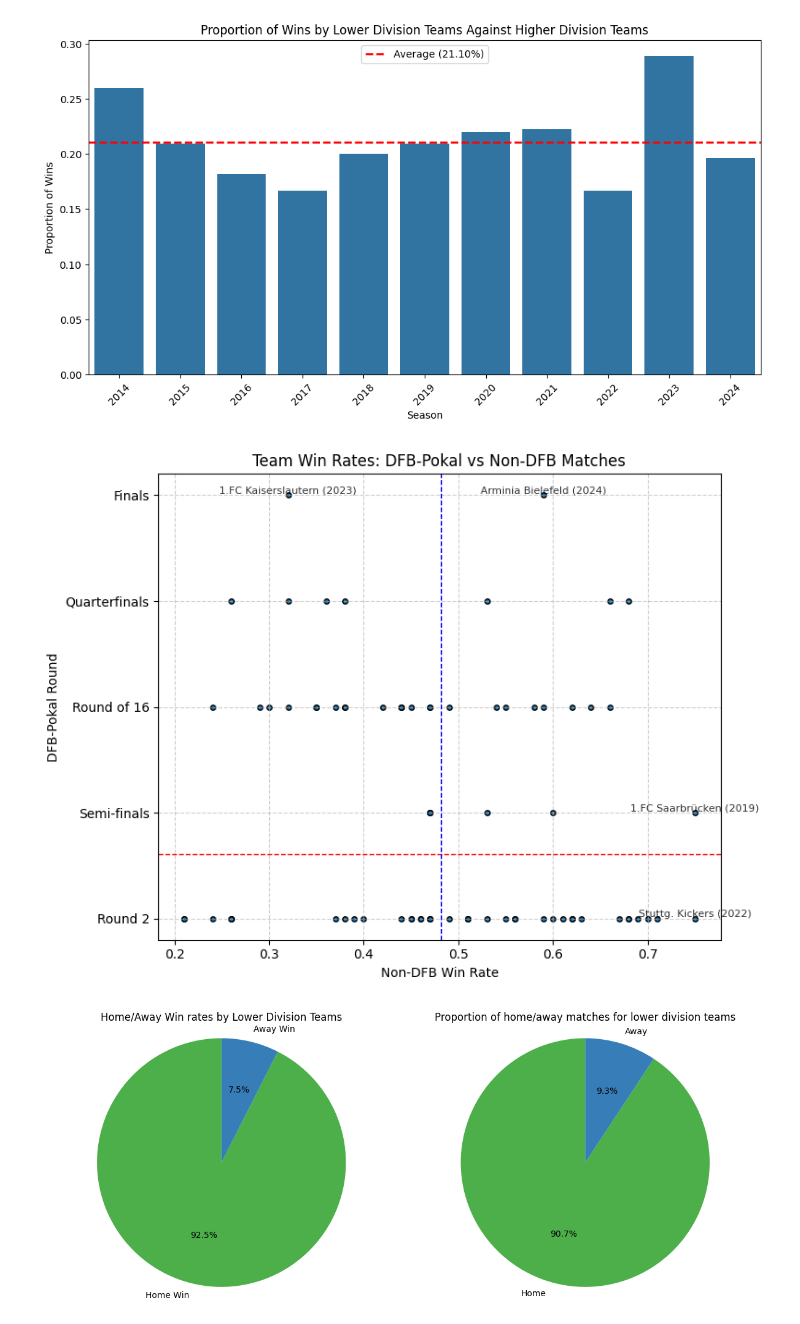
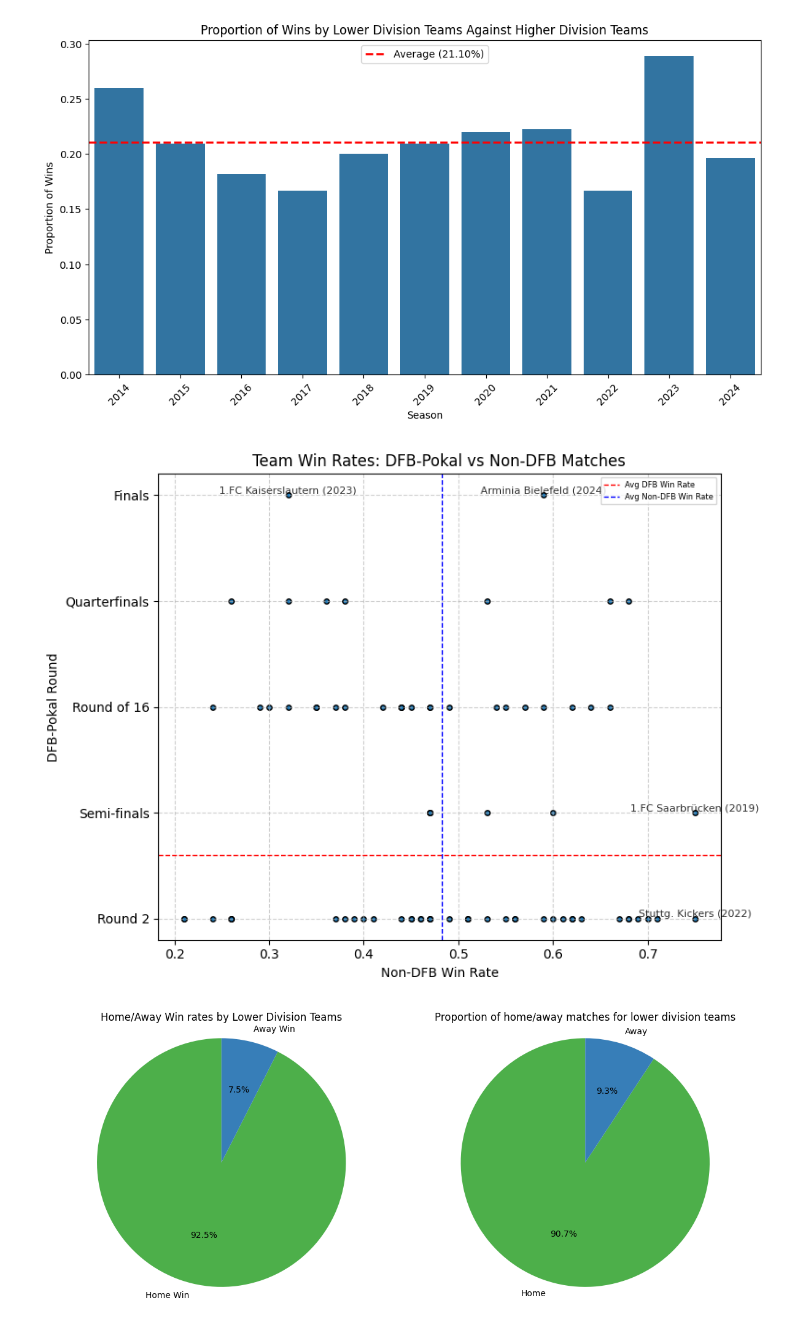
Before and after one commit to armin2080/DFB-Cup, a Jupyter notebook: notebook.ipynb, the cells around one changed output. Cells and saved outputs as stored; diff of their text form; code cells hidden in the pictures.

```diff
--- a/notebook.ipynb
+++ b/notebook.ipynb
@@ -645,11 +963,2 @@ df.head()
 # %% [markdown]
 #### General Analysis
-# %%
-dfb_matches = pd.read_csv('datasets/final_datasets/dfb_matches.csv')
-# Filter for matches where lower division teams win against higher division teams
-winning_cases = dfb_matches[
-    ((dfb_matches['home_division'] > dfb_matches['away_division']) & (dfb_matches['home_score'] > dfb_matches['away_score'])) |
-    ((dfb_matches['away_division'] > dfb_matches['home_division']) & (dfb_matches['away_score'] > dfb_matches['home_score']))
-]
-dfb_matches = dfb_matches.drop(columns=['match_link'])
-dfb_matches.head()
@@ -704,16 +1020,9 @@ plt.show()
 # %% [output]
 [figure]
 # %%
-matches = pd.read_csv('datasets/final_datasets/cleaned_matches.csv')
-dfb_matches = pd.read_csv('datasets/final_datasets/dfb_matches.csv')
-
-matches = matches.drop_duplicates(subset=['match_link'], keep='last')
-
-matches = matches.drop(columns=['match_link'])
-
-matches['datetime'] = pd.to_datetime(matches['datetime'], errors='coerce')
-
-matches = matches.sort_values(by='datetime', ascending=True).reset_index(drop=True)
+# Analyze win rates for lower division teams that upset higher division teams
+# Remove match_link column and ensure matches are sorted
+matches_clean = matches.drop(columns=['match_link'], errors='ignore')
 
 winning_rates = []
 
@@ -724,17 +1033,21 @@ for index, row in winning_cases.iterrows():
     else:
         winner_team = selected_match['away_team']
 
-    selected_schedule = matches[((matches['home_team'] == winner_team) | (matches['away_team'] == winner_team)) & (matches['season'] == selected_match['season'])].reset_index(drop=True)
+    selected_schedule = matches_clean[
+        ((matches_clean['home_team'] == winner_team) | (matches_clean['away_team'] == winner_team)) &
+        (matches_clean['season'] == selected_match['season'])
+    ].reset_index(drop=True)
+
     dfb_schedule = selected_schedule[selected_schedule['competition'] == 'DFB-Pokal'].reset_index(drop=True)
 
-    # Calculate win rate in dfb_schedule for the winner_team
+    # Calculate win rate in DFB-Pokal for the winner_team
     total_matches = dfb_schedule.shape[0]
     wins = ((dfb_schedule['home_team'] == winner_team) & (dfb_schedule['home_score'] > dfb_schedule['away_score'])) | \
         ((dfb_schedule['away_team'] == winner_team) & (dfb_schedule['away_score'] > dfb_schedule['home_score']))
     win_count = wins.sum()
     dfb_win_rate = win_count / total_matches if total_matches > 0 else 0
 
-    # Exclude DFB-Pokal matches
+    # Exclude DFB-Pokal matches for non-DFB analysis
     non_dfb_schedule = selected_schedule[selected_schedule['competition'] != 'DFB-Pokal'].reset_index(drop=True)
 
     # Calculate win rate in non-DFB-Pokal matches for the winner_team
@@ -743,7 +1056,8 @@ for index, row in winning_cases.iterrows():
         ((non_dfb_schedule['away_team'] == winner_team) & (non_dfb_schedule['away_score'] > non_dfb_schedule['home_score']))
     non_dfb_win_count = non_dfb_wins.sum()
     non_dfb_win_rate = non_dfb_win_count / total_non_dfb_matches if total_non_dfb_matches > 0 else 0
-    # Find the division of the winner_team in dfb_matches for the given season
+
+    # Find the division of the winner_team
     division_row = dfb_matches[
         ((dfb_matches['home_team'] == winner_team) | (dfb_matches['away_team'] == winner_team)) &
         (dfb_matches['season'] == selected_match['season'])
@@ -764,7 +1078,10 @@ for index, row in winning_cases.iterrows():
 
 winning_rates = pd.DataFrame(winning_rates).drop_duplicates().reset_index(drop=True)
 
-winning_rates['dfb_win_round'] = winning_rates['dfb_win_rate'].replace({0.5:"Round 2", 0.67:"Round of 16", 0.75:"Quarterfinals", 0.8:"Semi-finals", 0.83:"Finals"})
+# Map win rates to tournament rounds
+winning_rates['dfb_win_round'] = winning_rates['dfb_win_rate'].replace({
+    0.5:"Round 2", 0.67:"Round of 16", 0.75:"Quarterfinals", 0.8:"Semi-finals", 0.83:"Finals"
+})
 
 plt.figure(figsize=(8, 6))
 plt.scatter(
@@ -775,40 +1092,39 @@ plt.scatter(
     color='tab:blue'
 )
 
-# Find top 2 teams for highest dfb_win_rate (vertical) and top 2 for highest non_dfb_win_rate (horizontal)
+# Find top teams for labeling
 top2_dfb = winning_rates.nlargest(2, 'dfb_win_rate')
 top2_non_dfb = winning_rates.nlargest(2, 'non_dfb_win_rate')
-
-# Combine and drop duplicates (in case of overlap)
 label_points = pd.concat([top2_dfb, top2_non_dfb]).drop_duplicates(subset=['team', 'season'])
 
-# Label only these points
+# Label top points
 for _, row in label_points.iterrows():
     plt.text(
         row['non_dfb_win_rate'],
         row['dfb_win_round'],
         f"{row['team']} ({row['season']})",
         fontsize=8,
         ha='center',
         va='bottom',
         color='black',
         alpha=0.8
     )
 
-# Draw average lines for the data in the plot
+# Add average lines
 avg_dfb = winning_rates['dfb_win_rate'].mean()
 avg_non_dfb = winning_rates['non_dfb_win_rate'].mean()
 plt.axhline(avg_dfb, color='red', linestyle='--', linewidth=1, label='Avg DFB Win Rate')
 plt.axvline(avg_non_dfb, color='blue', linestyle='--', linewidth=1, label='Avg Non-DFB Win Rate')
 
 plt.xlabel('Non-DFB Win Rate')
 plt.ylabel('DFB-Pokal Round')
 plt.title('Team Win Rates: DFB-Pokal vs Non-DFB Matches')
 plt.grid(True, linestyle='--', alpha=0.6)
+plt.legend(fontsize=6)
 plt.tight_layout()
 plt.show()
 # %% [output]
-[figure, old version]
+[figure, new version]
 # %%
 # Find all matches where teams from lower divisions played against higher divisions
 lower_vs_higher = dfb_matches[dfb_matches['home_division'] != dfb_matches['away_division']].copy()
```
Also changed, not shown: parts of 39 cells of this notebook.
